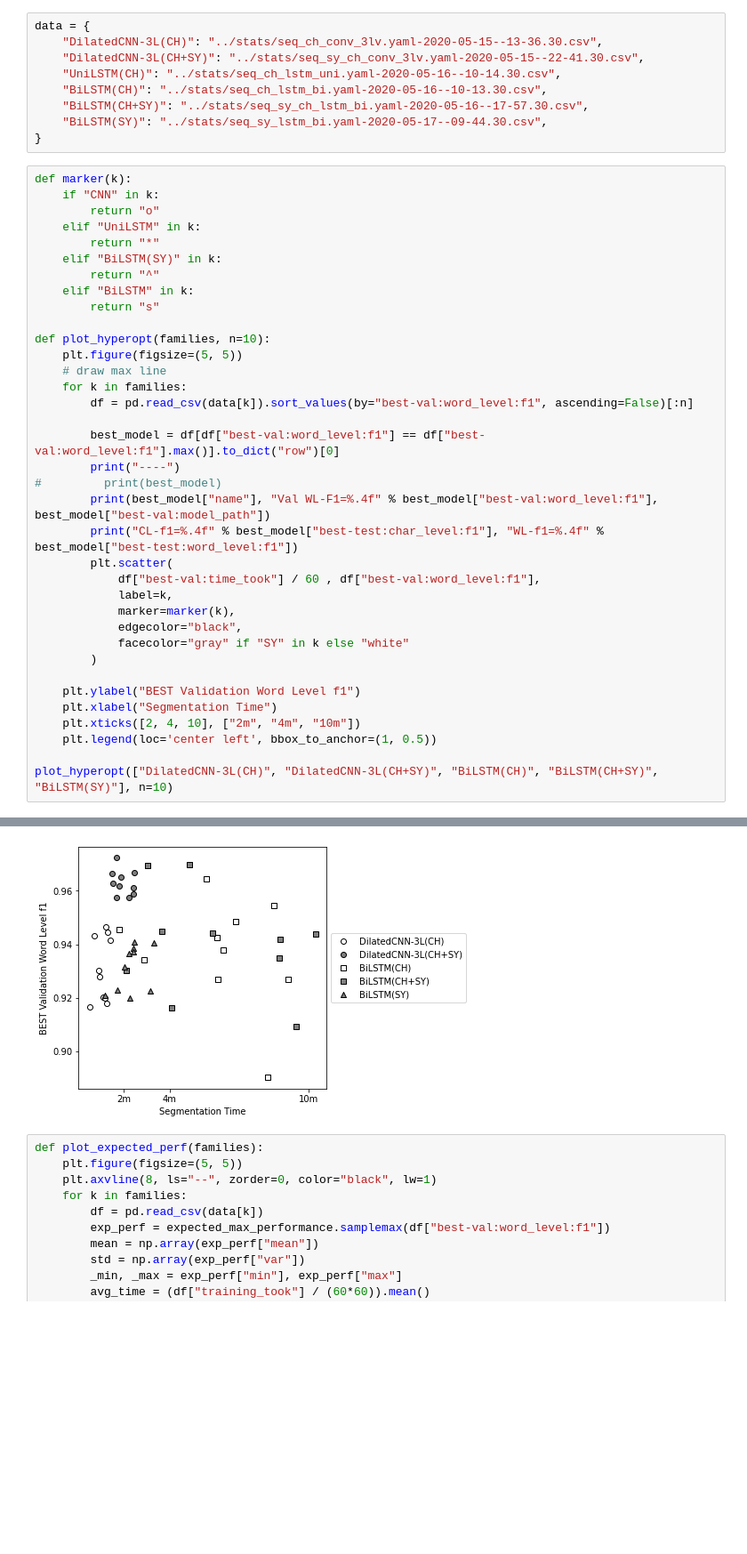
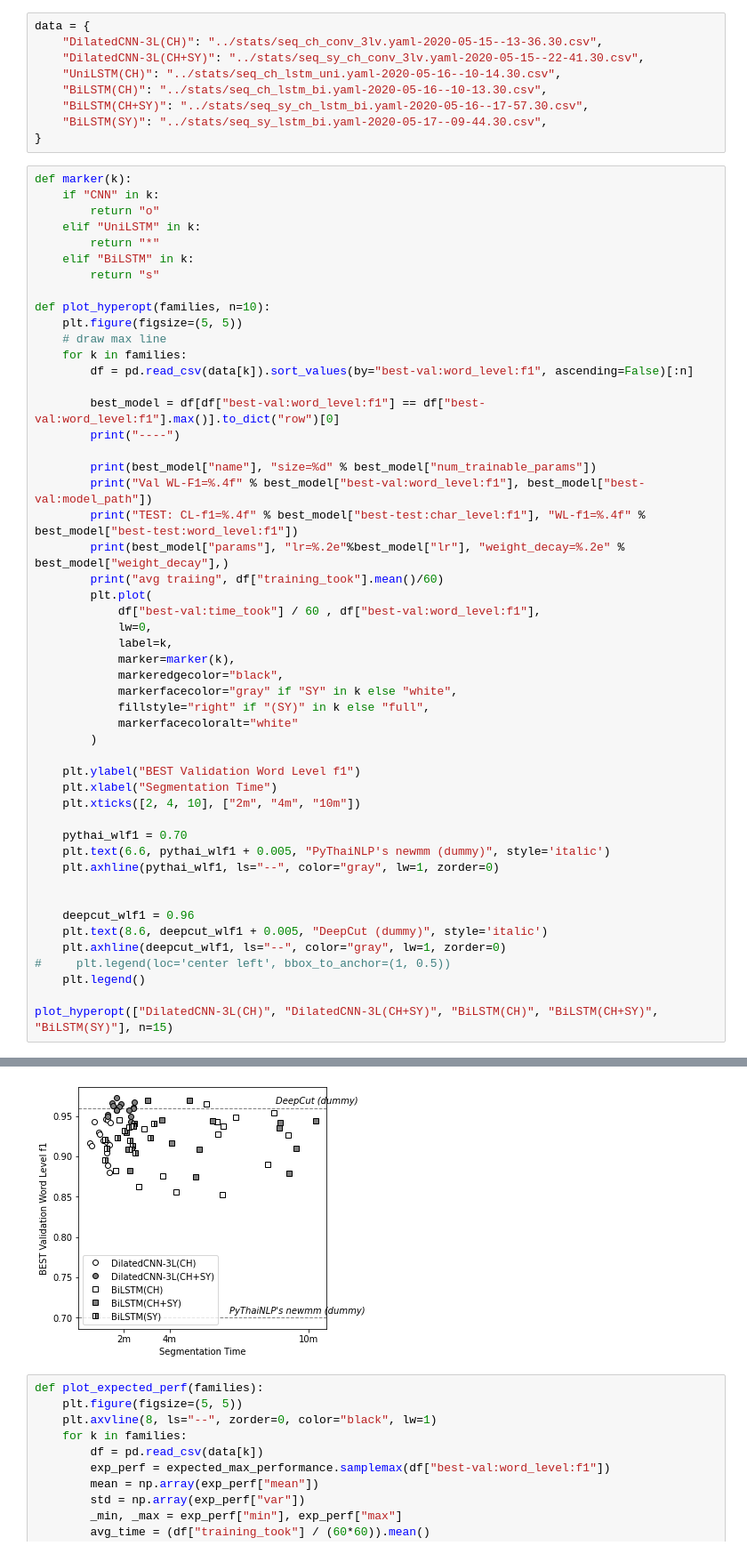
Before and after one commit to p16i/Syllable-based-Neural-Thai-Word-Segmentation, a Jupyter notebook: notebooks/viz-plot-hyperopt-results.ipynb, the cells around one changed output, grey strips where cells are left out. Shown at 89% size. Drawn from its saved outputs; the diff is of its cells as text; blank space fills up the shorter version.

```diff
--- a/notebooks/viz-plot-hyperopt-results.ipynb
+++ b/notebooks/viz-plot-hyperopt-results.ipynb
@@ -18,8 +18,6 @@ def marker(k):
         return "o"
     elif "UniLSTM" in k:
         return "*"
-    elif "BiLSTM(SY)" in k:
-        return "^"
     elif "BiLSTM" in k:
         return "s"
 
@@ -31,22 +29,38 @@ def plot_hyperopt(families, n=10):
 
         best_model = df[df["best-val:word_level:f1"] == df["best-val:word_level:f1"].max()].to_dict("row")[0]
         print("----")
-#         print(best_model)
-        print(best_model["name"], "Val WL-F1=%.4f" % best_model["best-val:word_level:f1"], best_model["best-val:model_path"])
-        print("CL-f1=%.4f" % best_model["best-test:char_level:f1"], "WL-f1=%.4f" % best_model["best-test:word_level:f1"])
-        plt.scatter(
+
+        print(best_model["name"], "size=%d" % best_model["num_trainable_params"])
+        print("Val WL-F1=%.4f" % best_model["best-val:word_level:f1"], best_model["best-val:model_path"])
+        print("TEST: CL-f1=%.4f" % best_model["best-test:char_level:f1"], "WL-f1=%.4f" % best_model["best-test:word_level:f1"])
+        print(best_model["params"], "lr=%.2e"%best_model["lr"], "weight_decay=%.2e" % best_model["weight_decay"],)
+        print("avg traiing", df["training_took"].mean()/60)
+        plt.plot(
             df["best-val:time_took"] / 60 , df["best-val:word_level:f1"],
+            lw=0,
             label=k,
             marker=marker(k),
-            edgecolor="black",
-            facecolor="gray" if "SY" in k else "white"
+            markeredgecolor="black",
+            markerfacecolor="gray" if "SY" in k else "white",
+            fillstyle="right" if "(SY)" in k else "full",
+            markerfacecoloralt="white"
         )
 
     plt.ylabel("BEST Validation Word Level f1")
     plt.xlabel("Segmentation Time")
     plt.xticks([2, 4, 10], ["2m", "4m", "10m"])
-    plt.legend(loc='center left', bbox_to_anchor=(1, 0.5))
 
-plot_hyperopt(["DilatedCNN-3L(CH)", "DilatedCNN-3L(CH+SY)", "BiLSTM(CH)", "BiLSTM(CH+SY)", "BiLSTM(SY)"], n=10)
+    pythai_wlf1 = 0.70
+    plt.text(6.6, pythai_wlf1 + 0.005, "PyThaiNLP's newmm (dummy)", style='italic')
+    plt.axhline(pythai_wlf1, ls="--", color="gray", lw=1, zorder=0)
+
+
+    deepcut_wlf1 = 0.96
+    plt.text(8.6, deepcut_wlf1 + 0.005, "DeepCut (dummy)", style='italic')
+    plt.axhline(deepcut_wlf1, ls="--", color="gray", lw=1, zorder=0)
+#     plt.legend(loc='center left', bbox_to_anchor=(1, 0.5))
+    plt.legend()
+
+plot_hyperopt(["DilatedCNN-3L(CH)", "DilatedCNN-3L(CH+SY)", "BiLSTM(CH)", "BiLSTM(CH+SY)", "BiLSTM(SY)"], n=15)
 # %% [output]
 ----
@@ -67,4 +83,4 @@ CL-f1=0.9684 WL-f1=0.9216
-[figure, old version]
+[figure, new version]
 # %%
 def plot_expected_perf(families):
     plt.figure(figsize=(5, 5))
```
Also changed, not shown: parts of 1 cell of this notebook, 12 other files.
